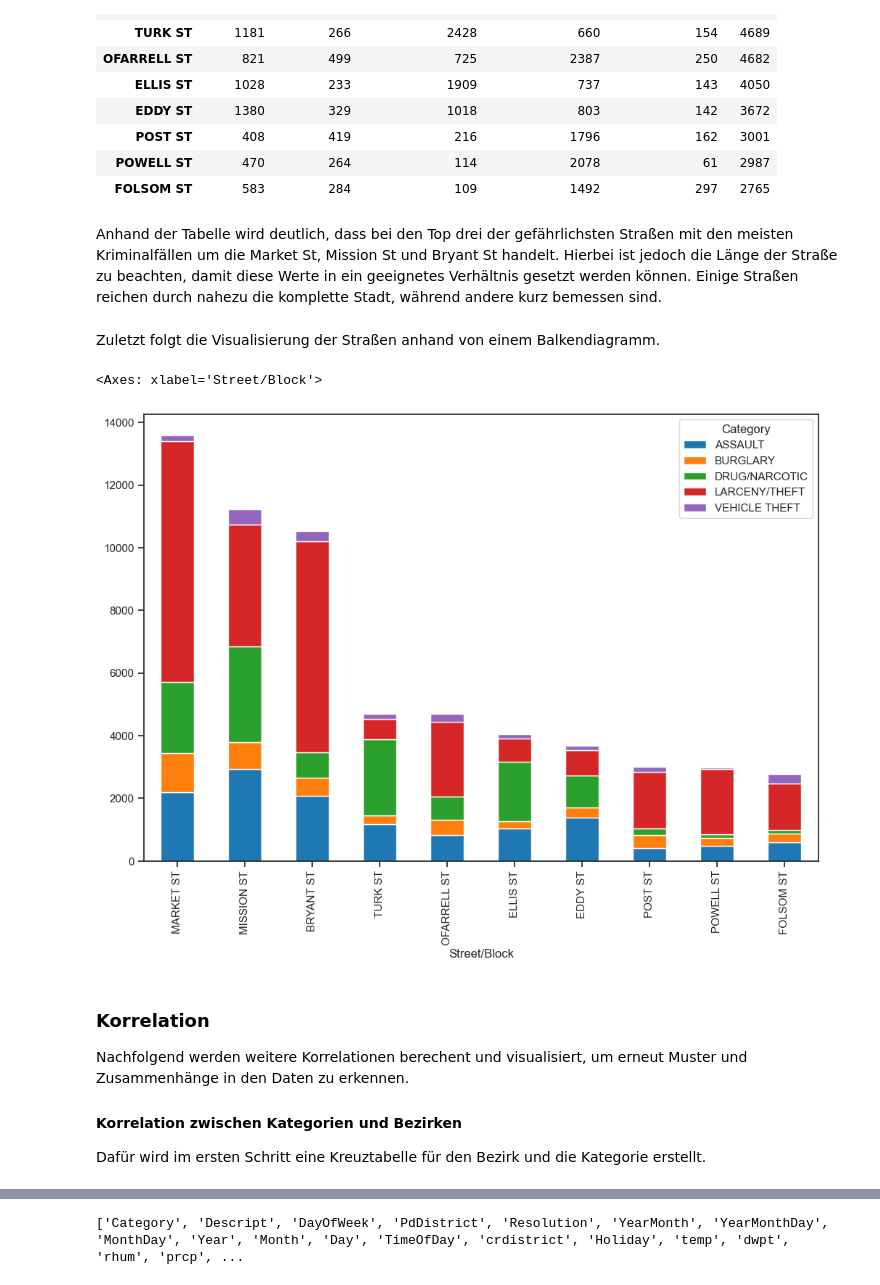
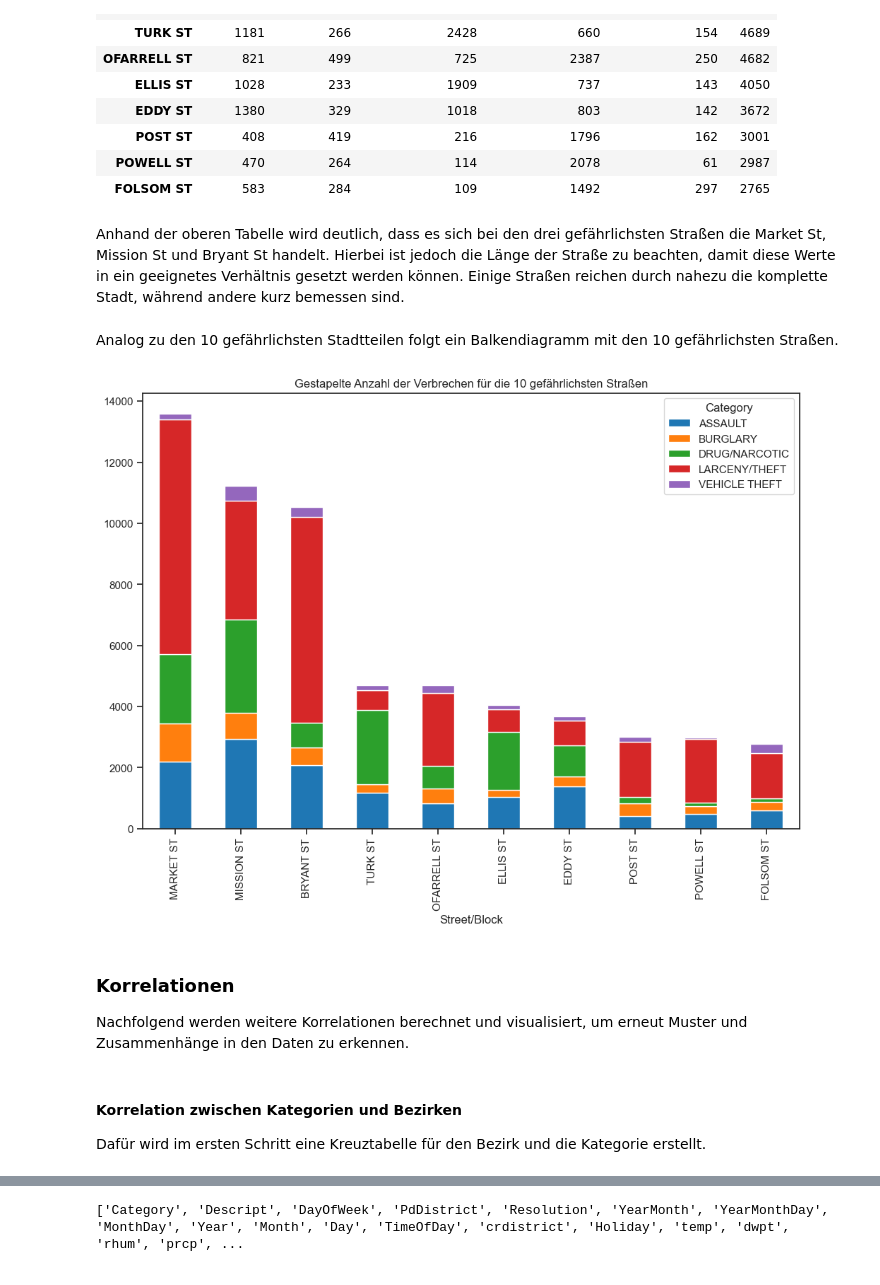
Before and after one commit to FelixSiegfriedRiedel/San-Francisco-Crime, a Jupyter notebook: crime.ipynb, the cells around one changed output, grey strips where cells are left out. Cells and saved outputs as stored; diff of their text form; code cells hidden in the pictures.

```diff
--- a/crime.ipynb
+++ b/crime.ipynb
@@ -668,22 +684,23 @@ top_ten_str
 | POWELL ST | 470 | 264 | 114 | 2078 | 61 | 2987 |
 | FOLSOM ST | 583 | 284 | 109 | 1492 | 297 | 2765 |
 # %% [markdown]
-Anhand der Tabelle wird deutlich, dass bei den Top drei der gefährlichsten Straßen mit den meisten Kriminalfällen um die Market St, Mission St und Bryant St handelt. Hierbei ist jedoch die Länge der Straße zu beachten, damit diese Werte in ein geeignetes Verhältnis gesetzt werden können. Einige Straßen reichen durch nahezu die komplette Stadt, während andere kurz bemessen sind.
+Anhand der oberen Tabelle wird deutlich, dass es sich bei den drei gefährlichsten Straßen die Market St, Mission St und Bryant St handelt. Hierbei ist jedoch die Länge der Straße zu beachten, damit diese Werte in ein geeignetes Verhältnis gesetzt werden können. Einige Straßen reichen durch nahezu die komplette Stadt, während andere kurz bemessen sind.
 # %% [markdown]
-Zuletzt folgt die Visualisierung der Straßen anhand von einem Balkendiagramm.
+Analog zu den 10 gefährlichsten Stadtteilen folgt ein Balkendiagramm mit den 10 gefährlichsten Straßen.
 # %%
 top_ten_str.drop('Total', axis=1).plot(kind='bar', stacked=True, figsize=(12, 8))
+plt.title("Gestapelte Anzahl der Verbrechen für die 10 gefährlichsten Straßen")
+plt.show()
 # %% [output]
-<Axes: xlabel='Street/Block'>
-[figure, old version]
+[figure, new version]
 # %% [markdown]
-### Korrelation
+### Korrelationen
 
-Nachfolgend werden weitere Korrelationen berechent und visualisiert, um erneut Muster und Zusammenhänge in den Daten zu erkennen.
-
-#### Korrelation zwischen Kategorien und Bezirken
-
-Dafür wird im ersten Schritt eine Kreuztabelle für den Bezirk und die Kategorie erstellt.
+Nachfolgend werden weitere Korrelationen berechnet und visualisiert, um erneut Muster und Zusammenhänge in den Daten zu erkennen.
+# %% [markdown]
+#### Korrelation zwischen Kategorien und Bezirken
+
+Dafür wird im ersten Schritt eine Kreuztabelle für den Bezirk und die Kategorie erstellt.
 # %%
 df_district_cat = pd.crosstab(crime['Category'], crime['PdDistrict'])
 df_district_cat.head()
```
Also changed, not shown: parts of 62 cells of this notebook.
